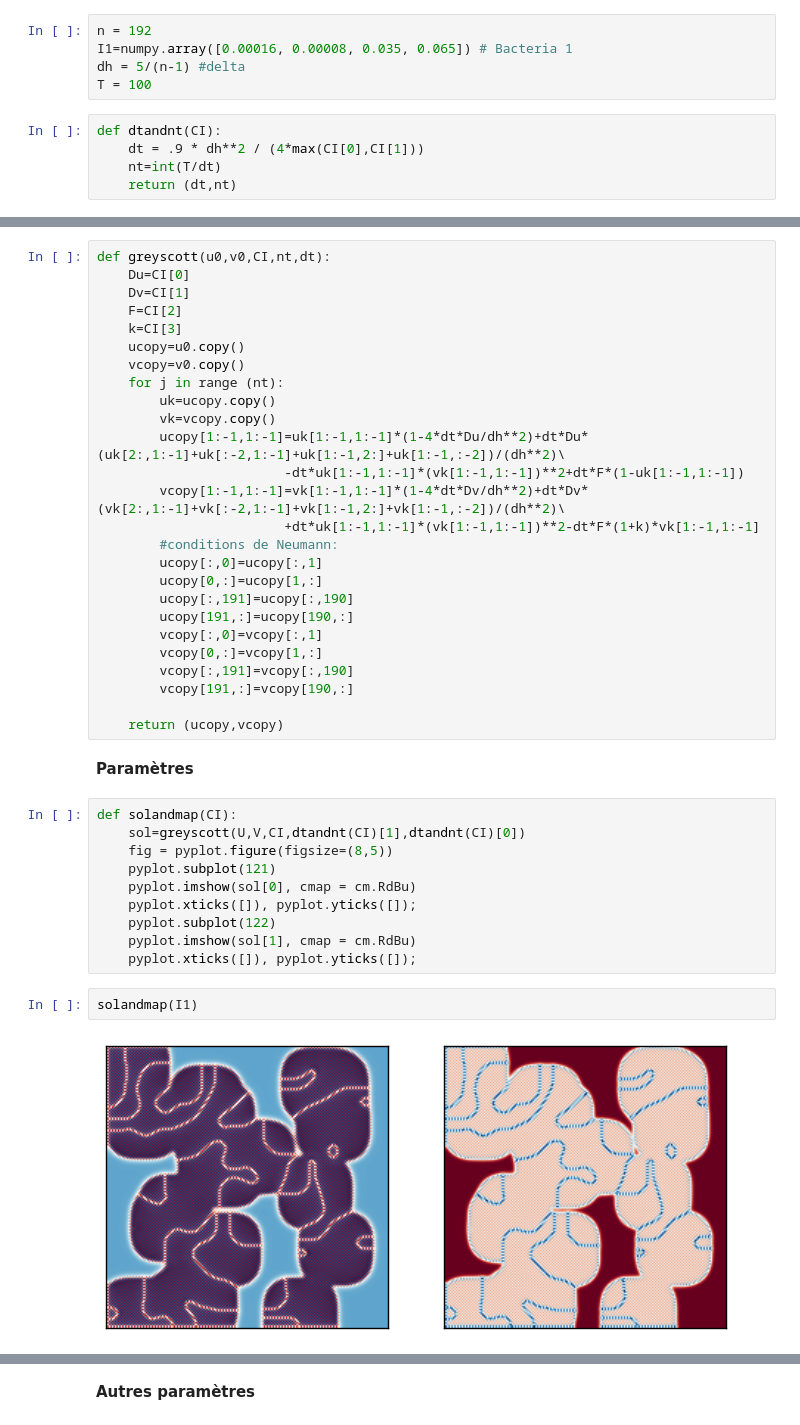
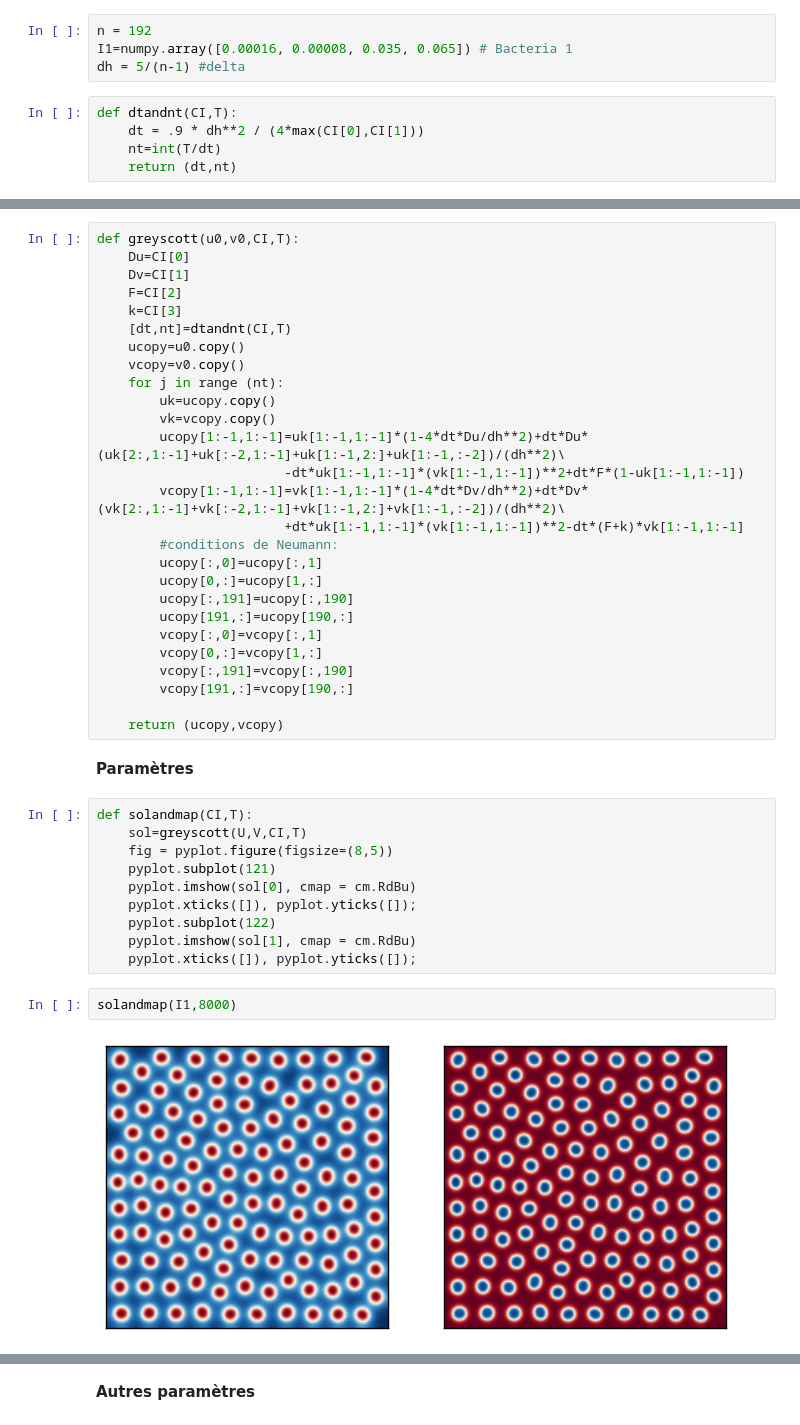
Before and after one commit to be-rays/Module4, a Jupyter notebook: Greyscott.ipynb, the cells around one changed output, grey strips where cells are left out. Saved outputs shown, nothing was run; the diff lists cells and outputs as text.

```diff
--- a/Greyscott.ipynb
+++ b/Greyscott.ipynb
@@ -49,9 +49,8 @@ pyplot.xticks([]), pyplot.yticks([]);
 n = 192
 I1=numpy.array([0.00016, 0.00008, 0.035, 0.065]) # Bacteria 1
 dh = 5/(n-1) #delta
-T = 100
 # %%
-def dtandnt(CI):
+def dtandnt(CI,T):
     dt = .9 * dh**2 / (4*max(CI[0],CI[1]))
     nt=int(T/dt)
     return (dt,nt)
@@ -94,11 +93,12 @@ v_{i,j}^{n+1}=v_{i,j}^{n}*(1-4\frac{\Delta t*Dv}{\delta^2})+\Delta t\left(Dv*(\f
 # %% [markdown]
 ### Paramètres:
 # %%
-def greyscott(u0,v0,CI,nt,dt):
+def greyscott(u0,v0,CI,T):
     Du=CI[0]
     Dv=CI[1]
     F=CI[2]
     k=CI[3]
+    [dt,nt]=dtandnt(CI,T)
     ucopy=u0.copy()
     vcopy=v0.copy()
     for j in range (nt):
@@ -107,7 +107,7 @@ def greyscott(u0,v0,CI,nt,dt):
         ucopy[1:-1,1:-1]=uk[1:-1,1:-1]*(1-4*dt*Du/dh**2)+dt*Du*(uk[2:,1:-1]+uk[:-2,1:-1]+uk[1:-1,2:]+uk[1:-1,:-2])/(dh**2)\
                         -dt*uk[1:-1,1:-1]*(vk[1:-1,1:-1])**2+dt*F*(1-uk[1:-1,1:-1])
         vcopy[1:-1,1:-1]=vk[1:-1,1:-1]*(1-4*dt*Dv/dh**2)+dt*Dv*(vk[2:,1:-1]+vk[:-2,1:-1]+vk[1:-1,2:]+vk[1:-1,:-2])/(dh**2)\
-                        +dt*uk[1:-1,1:-1]*(vk[1:-1,1:-1])**2-dt*F*(1+k)*vk[1:-1,1:-1]
+                        +dt*uk[1:-1,1:-1]*(vk[1:-1,1:-1])**2-dt*(F+k)*vk[1:-1,1:-1]
         #conditions de Neumann:
         ucopy[:,0]=ucopy[:,1]
         ucopy[0,:]=ucopy[1,:]
@@ -122,8 +122,8 @@ def greyscott(u0,v0,CI,nt,dt):
 # %% [markdown]
 **Paramètres**
 # %%
-def solandmap(CI):
-    sol=greyscott(U,V,CI,dtandnt(CI)[1],dtandnt(CI)[0])
+def solandmap(CI,T):
+    sol=greyscott(U,V,CI,T)
     fig = pyplot.figure(figsize=(8,5))
     pyplot.subplot(121)
     pyplot.imshow(sol[0], cmap = cm.RdBu)
@@ -132,6 +132,6 @@ def solandmap(CI):
     pyplot.imshow(sol[1], cmap = cm.RdBu)
     pyplot.xticks([]), pyplot.yticks([]);
 # %%
-solandmap(I1)
+solandmap(I1,8000)
 # %% [output]
-[figure, old version]
+[figure, new version]
```
Also changed, not shown: parts of 6 cells of this notebook.
